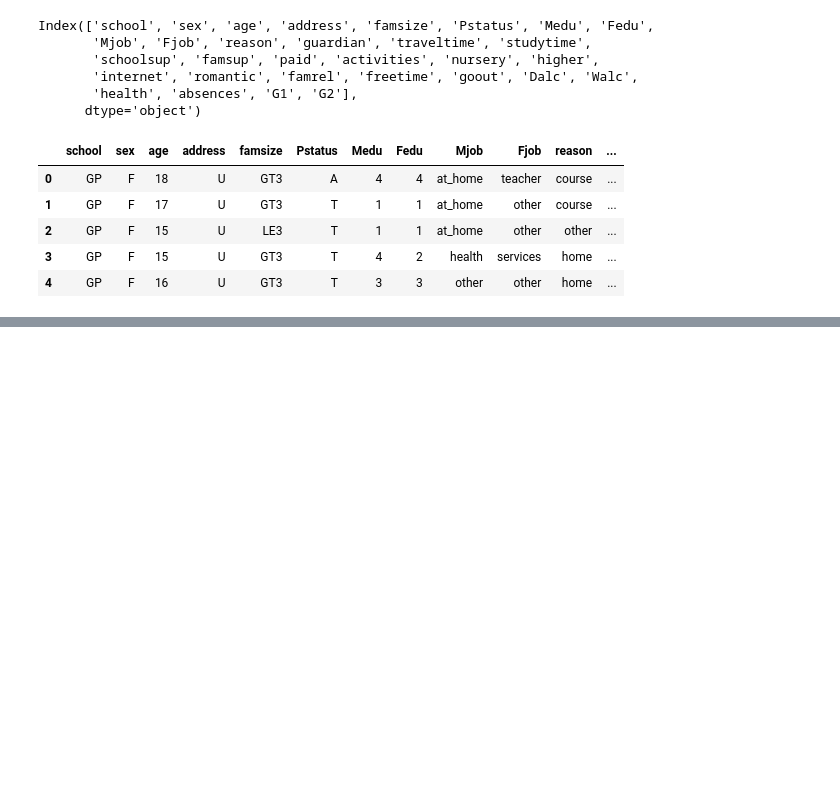
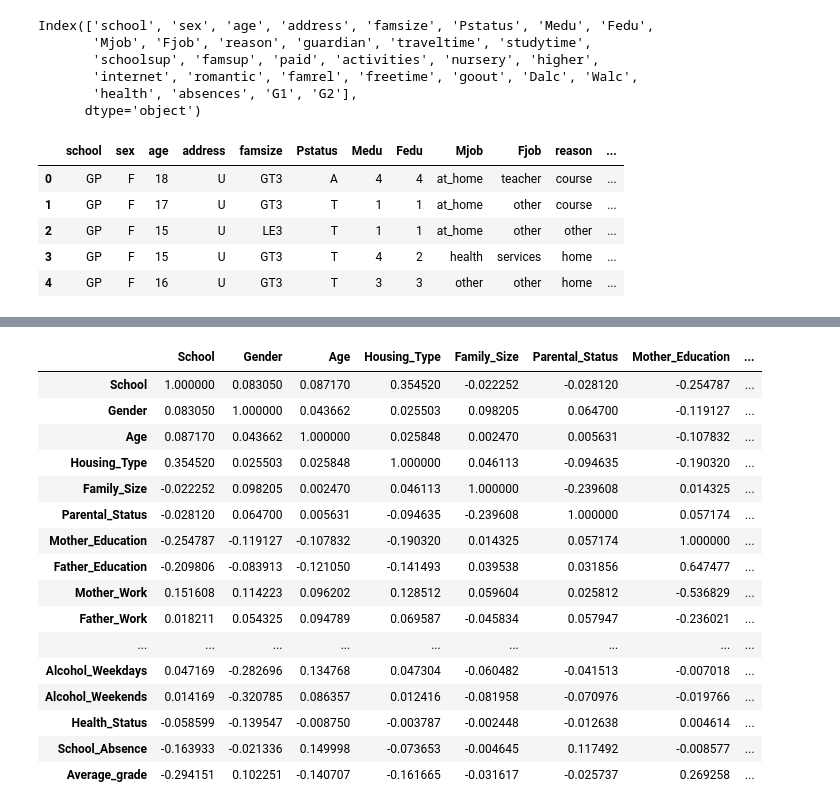
Before and after one commit to cmcswain/dfproj-fa24, a Jupyter notebook: dfproject.ipynb, the cells around one changed output, grey strips where cells are left out. Cells and saved outputs as stored; diff of their text form; code cells hidden in the pictures; blank space fills up the shorter version.

```diff
--- a/dfproject.ipynb
+++ b/dfproject.ipynb
@@ -42,0 +73,24 @@ student.describe()
+# %%
+average_grade = ((student['G1'].values + student['G2'].values)/2).round().astype(int)
+student_numerical['Average_grade'] = average_grade
+student_numerical = student_numerical.drop(columns=['Grade_1st_Semester', 'Grade_2nd_Semester'])
+# %%
+student_numerical.corr()
+# %% [output]
+|  | School | Gender | Age | Housing_Type | Family_Size | Parental_Status | Mother_Education | ... |
+| School | 1.000000 | 0.083050 | 0.087170 | 0.354520 | -0.022252 | -0.028120 | -0.254787 | ... |
+| Gender | 0.083050 | 1.000000 | 0.043662 | 0.025503 | 0.098205 | 0.064700 | -0.119127 | ... |
+| Age | 0.087170 | 0.043662 | 1.000000 | 0.025848 | 0.002470 | 0.005631 | -0.107832 | ... |
+| Housing_Type | 0.354520 | 0.025503 | 0.025848 | 1.000000 | 0.046113 | -0.094635 | -0.190320 | ... |
+| Family_Size | -0.022252 | 0.098205 | 0.002470 | 0.046113 | 1.000000 | -0.239608 | 0.014325 | ... |
+| Parental_Status | -0.028120 | 0.064700 | 0.005631 | -0.094635 | -0.239608 | 1.000000 | 0.057174 | ... |
+| Mother_Education | -0.254787 | -0.119127 | -0.107832 | -0.190320 | 0.014325 | 0.057174 | 1.000000 | ... |
+| Father_Education | -0.209806 | -0.083913 | -0.121050 | -0.141493 | 0.039538 | 0.031856 | 0.647477 | ... |
+| Mother_Work | 0.151608 | 0.114223 | 0.096202 | 0.128512 | 0.059604 | 0.025812 | -0.536829 | ... |
+| Father_Work | 0.018211 | 0.054325 | 0.094789 | 0.069587 | -0.045834 | 0.057947 | -0.236021 | ... |
+| ... | ... | ... | ... | ... | ... | ... | ... | ... |
+| Alcohol_Weekdays | 0.047169 | -0.282696 | 0.134768 | 0.047304 | -0.060482 | -0.041513 | -0.007018 | ... |
+| Alcohol_Weekends | 0.014169 | -0.320785 | 0.086357 | 0.012416 | -0.081958 | -0.070976 | -0.019766 | ... |
+| Health_Status | -0.058599 | -0.139547 | -0.008750 | -0.003787 | -0.002448 | -0.012638 | 0.004614 | ... |
+| School_Absence | -0.163933 | -0.021336 | 0.149998 | -0.073653 | -0.004645 | 0.117492 | -0.008577 | ... |
+| Average_grade | -0.294151 | 0.102251 | -0.140707 | -0.161665 | -0.031617 | -0.025737 | 0.269258 | ... |
```
Also changed, not shown: parts of 5 cells of this notebook.
